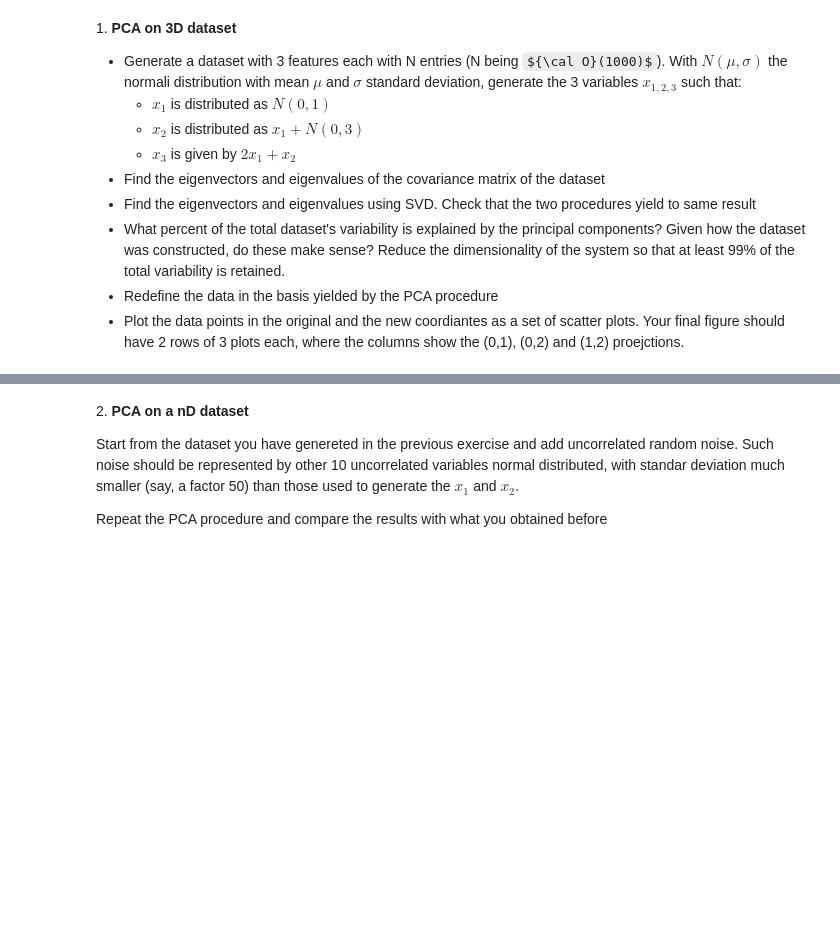
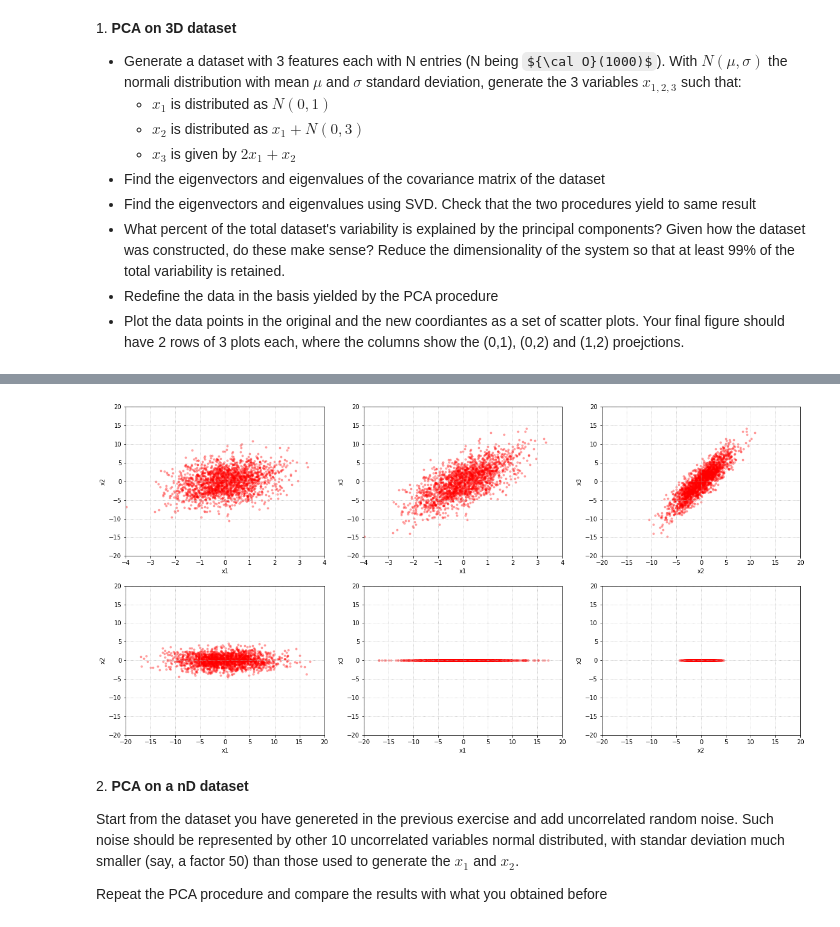
Before and after one commit to marcolorenzato00/LaboratoryOfComputationalPhysics_Y8, a Jupyter notebook: 08ex_LinearAlgebra.ipynb, the cells around one changed output, grey strips where cells are left out. Cells and saved outputs as stored; diff of their text form; code cells hidden in the pictures; some formulas as TeX source; blank space fills up the shorter version.

```diff
--- a/08ex_LinearAlgebra.ipynb
+++ b/08ex_LinearAlgebra.ipynb
@@ -40,0 +19,84 @@ l, V = la.eig(cov)
+# %%
+n = 2000
+x1 = npr.normal(0, 1, n)
+x2 = x1 + npr.normal(0, 3, n)
+x3 = 2.0 * x1 + x2
+
+data = {
+    "x1": x1,
+    "x2": x2,
+    "x3": x3
+}
+df = pd.DataFrame(data)
+
+# Eigenvectors and eigenvalues of covariance matrix
+cov = np.cov(df.T)
+l, V = la.eig(cov)
+print(l)
+
+# Eigenvectors and eigenvalues using SVD
+U, spectrum, Vt = la.svd(df)
+l_svd = spectrum**2/(n-1)
+print(l_svd)
+
+# Reduce dimensionality
+for s in spectrum:
+    print(s/spectrum.sum(), end='   ')
+
+# PCA procedure
+df_pca = np.dot(V.T, df.T)
+
+# Plot the results
+fig, ax = plt.subplots(nrows=2, ncols=3, figsize=(20,10))
+low_margin = 4.0
+high_margin = 20.0
+plot_par = {
+    'color': 'red',
+    'alpha': 0.3,
+    'marker': '.'
+}
+
+ax[0,0].scatter(df['x1'], df['x2'], **plot_par)
+ax[0,0].set_xlabel('x1')
+ax[0,0].set_ylabel('x2')
+ax[0,0].set_xlim(-low_margin,low_margin)
+ax[0,0].set_ylim(-high_margin,high_margin)
+ax[0,0].grid(linestyle=':')
+
+ax[0,1].scatter(df['x1'], df['x3'], **plot_par)
+ax[0,1].set_xlabel('x1')
+ax[0,1].set_ylabel('x3')
+ax[0,1].set_xlim(-low_margin,low_margin)
+ax[0,1].set_ylim(-high_margin,high_margin)
+ax[0,1].grid(linestyle=':')
+
+ax[0,2].scatter(df['x2'], df['x3'], **plot_par)
+ax[0,2].set_xlabel('x2')
+ax[0,2].set_ylabel('x3')
+ax[0,2].set_xlim(-high_margin,high_margin)
+ax[0,2].set_ylim(-high_margin,high_margin)
+ax[0,2].grid(linestyle=':')
+
+ax[1,0].scatter(df_pca[0], df_pca[2], **plot_par)
+ax[1,0].set_xlabel('x1')
+ax[1,0].set_ylabel('x2')
+ax[1,0].set_xlim(-high_margin,high_margin)
+ax[1,0].set_ylim(-high_margin,high_margin)
+ax[1,0].grid(linestyle=':')
+
+ax[1,1].scatter(df_pca[0], df_pca[1], **plot_par)
+ax[1,1].set_xlabel('x1')
+ax[1,1].set_ylabel('x3')
+ax[1,1].set_xlim(-high_margin,high_margin)
+ax[1,1].set_ylim(-high_margin,high_margin)
+ax[1,1].grid(linestyle=':')
+
+ax[1,2].scatter(df_pca[2], df_pca[1], **plot_par)
+ax[1,2].set_xlabel('x2')
+ax[1,2].set_ylabel('x3')
+ax[1,2].set_xlim(-high_margin,high_margin)
+ax[1,2].set_ylim(-high_margin,high_margin)
+ax[1,2].grid(linestyle=':')
+
+plt.show()
+# %% [output]
@@ -41,3 +106,4 @@ l, V = la.eig(cov)
+[figure, added]
 # %% [markdown]
 2\. **PCA on a nD dataset**
 
```
Also changed, not shown: parts of 6 cells of this notebook.
